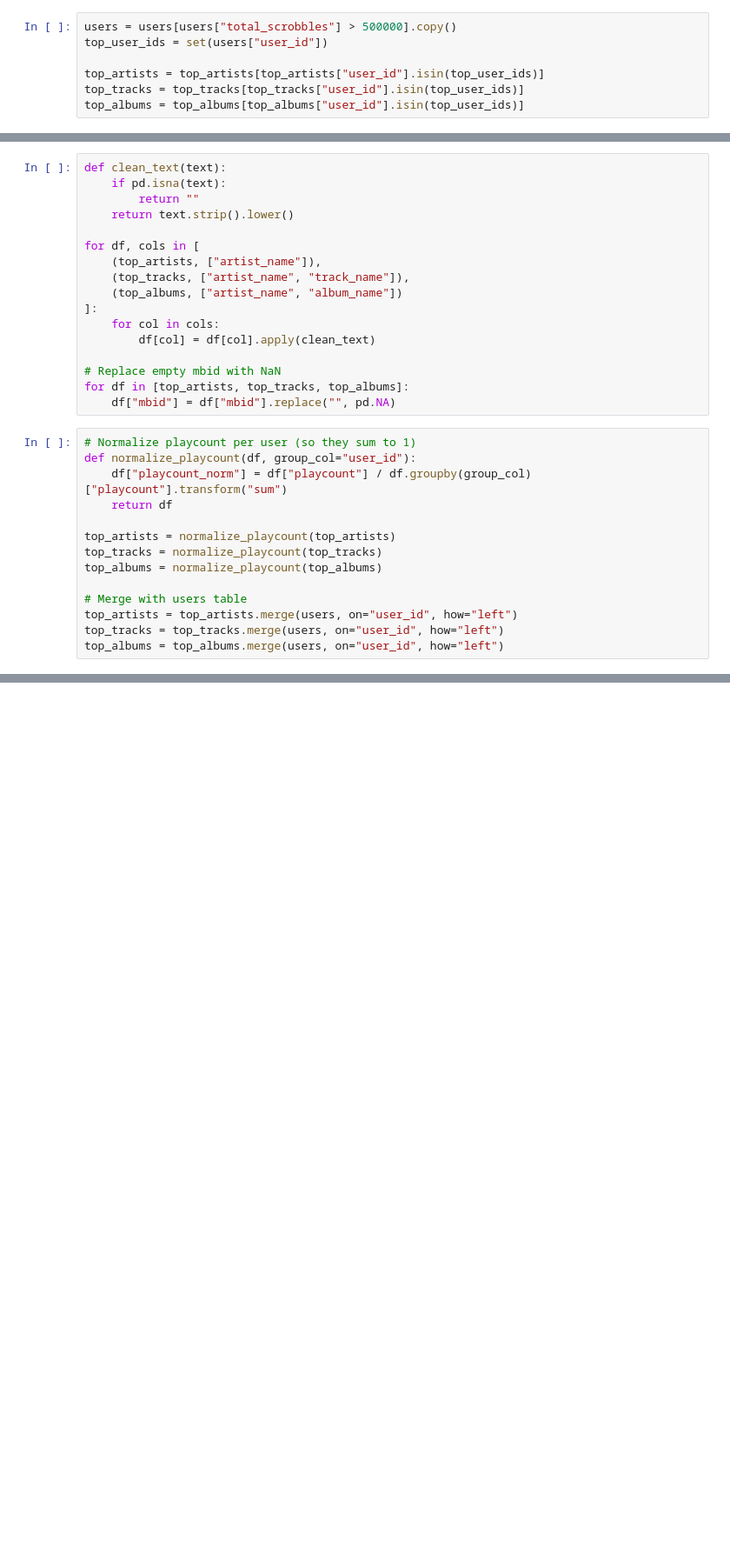
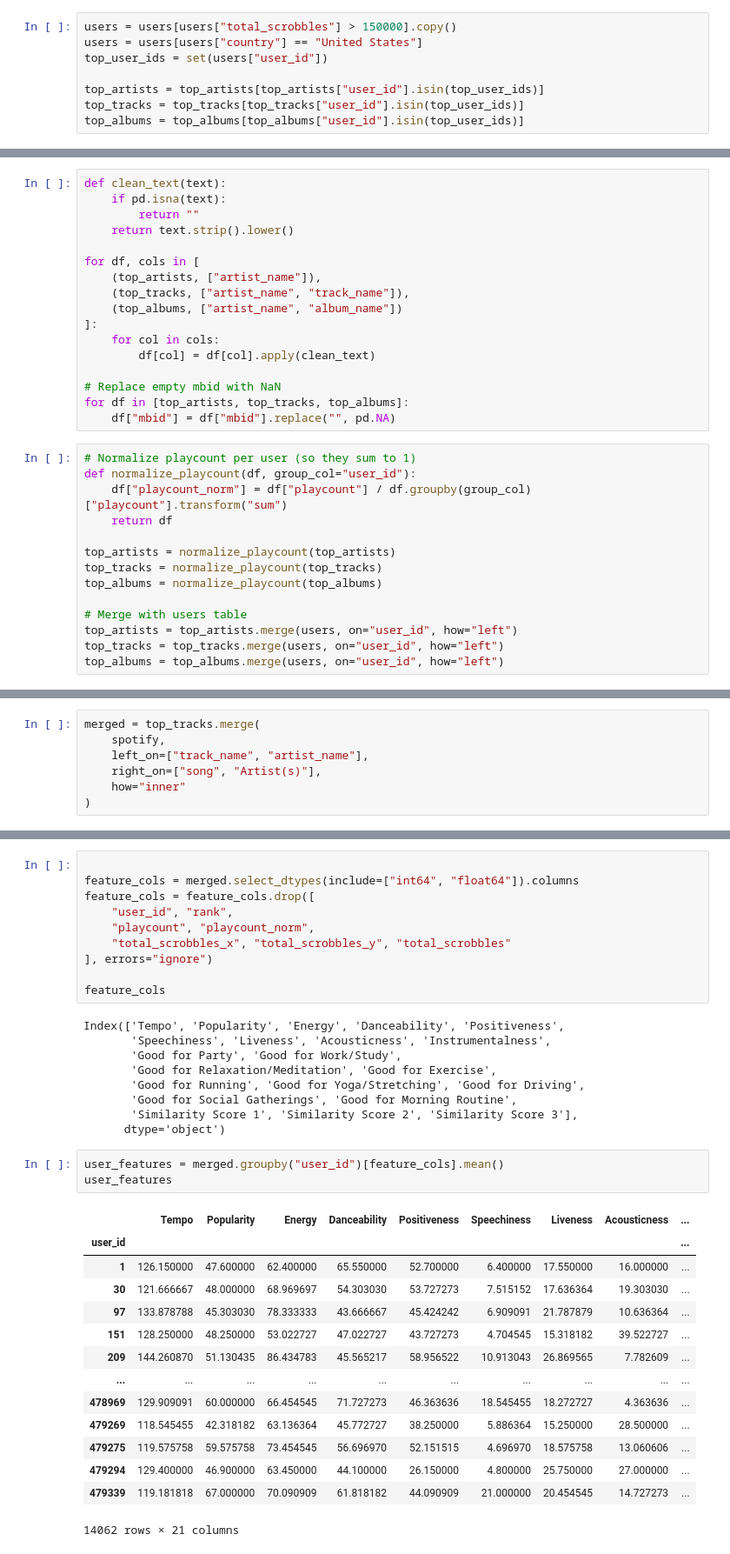
Before and after one commit to samikshakarimbil/genre-predictor, a Jupyter notebook: data_collection.ipynb, the cells around one changed output, grey strips where cells are left out. Shown at 87% size. Saved outputs shown, nothing was run; the diff lists cells and outputs as text; blank space fills up the shorter version.

```diff
--- a/data_collection.ipynb
+++ b/data_collection.ipynb
@@ -43,5 +44,6 @@ Users top artists' table
 # %%
-users = users[users["total_scrobbles"] > 500000].copy()
+users = users[users["total_scrobbles"] > 150000].copy()
+users = users[users["country"] == "United States"]
 top_user_ids = set(users["user_id"])
 
 top_artists = top_artists[top_artists["user_id"].isin(top_user_ids)]
@@ -85,0 +129,7 @@ top_albums = top_albums.merge(users, on="user_id", how="left")
+# %%
+merged = top_tracks.merge(
+    spotify,
+    left_on=["track_name", "artist_name"],
+    right_on=["song", "Artist(s)"],
+    how="inner"
+)
@@ -85,0 +152,37 @@ top_albums = top_albums.merge(users, on="user_id", how="left")
+# %%
+
+feature_cols = merged.select_dtypes(include=["int64", "float64"]).columns
+feature_cols = feature_cols.drop([
+    "user_id", "rank",
+    "playcount", "playcount_norm",
+    "total_scrobbles_x", "total_scrobbles_y", "total_scrobbles"
+], errors="ignore")
+
+feature_cols
+# %% [output]
+Index(['Tempo', 'Popularity', 'Energy', 'Danceability', 'Positiveness',
+       'Speechiness', 'Liveness', 'Acousticness', 'Instrumentalness',
+       'Good for Party', 'Good for Work/Study',
+       'Good for Relaxation/Meditation', 'Good for Exercise',
+       'Good for Running', 'Good for Yoga/Stretching', 'Good for Driving',
+       'Good for Social Gatherings', 'Good for Morning Routine',
+       'Similarity Score 1', 'Similarity Score 2', 'Similarity Score 3'],
+      dtype='object')
+# %%
+user_features = merged.groupby("user_id")[feature_cols].mean()
+user_features
+# %% [output]
+|  | Tempo | Popularity | Energy | Danceability | Positiveness | Speechiness | Liveness | Acousticness | ... |
+| user_id |  |  |  |  |  |  |  |  | ... |
+| 1 | 126.150000 | 47.600000 | 62.400000 | 65.550000 | 52.700000 | 6.400000 | 17.550000 | 16.000000 | ... |
+| 30 | 121.666667 | 48.000000 | 68.969697 | 54.303030 | 53.727273 | 7.515152 | 17.636364 | 19.303030 | ... |
+| 97 | 133.878788 | 45.303030 | 78.333333 | 43.666667 | 45.424242 | 6.909091 | 21.787879 | 10.636364 | ... |
+| 151 | 128.250000 | 48.250000 | 53.022727 | 47.022727 | 43.727273 | 4.704545 | 15.318182 | 39.522727 | ... |
+| 209 | 144.260870 | 51.130435 | 86.434783 | 45.565217 | 58.956522 | 10.913043 | 26.869565 | 7.782609 | ... |
+| ... | ... | ... | ... | ... | ... | ... | ... | ... | ... |
+| 478969 | 129.909091 | 60.000000 | 66.454545 | 71.727273 | 46.363636 | 18.545455 | 18.272727 | 4.363636 | ... |
+| 479269 | 118.545455 | 42.318182 | 63.136364 | 45.772727 | 38.250000 | 5.886364 | 15.250000 | 28.500000 | ... |
+| 479275 | 119.575758 | 59.575758 | 73.454545 | 56.696970 | 52.151515 | 4.696970 | 18.575758 | 13.060606 | ... |
+| 479294 | 129.400000 | 46.900000 | 63.450000 | 44.100000 | 26.150000 | 4.800000 | 25.750000 | 27.000000 | ... |
+| 479339 | 119.181818 | 67.000000 | 70.090909 | 61.818182 | 44.090909 | 21.000000 | 20.454545 | 14.727273 | ... |
+14062 rows × 21 columns
```
Also changed, not shown: parts of 7 cells of this notebook.
